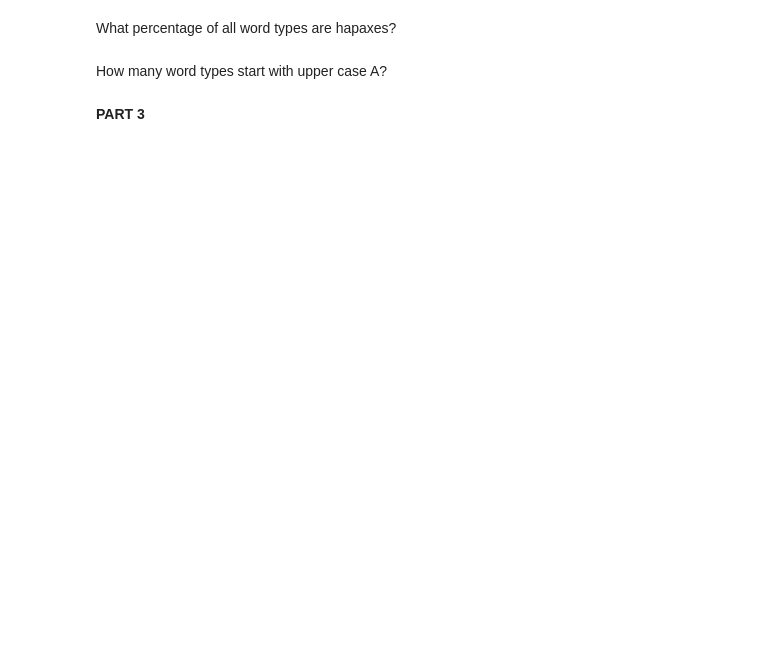
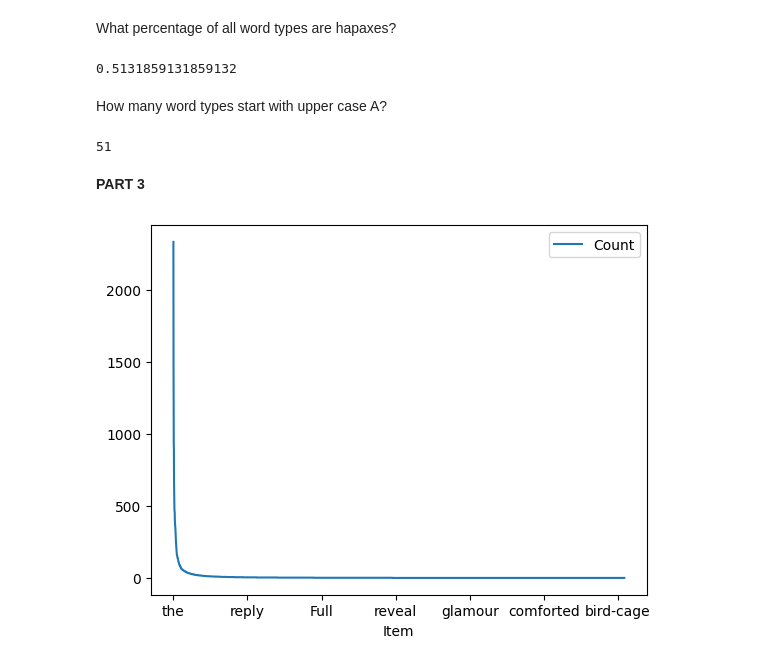
Before and after one commit to alessiasanfelici/IN4080--NLP-Exercises, a Jupyter notebook: set1.ipynb, the cells around one changed output. Cells and saved outputs as stored; diff of their text form; code cells hidden in the pictures; blank space fills up the shorter version.

```diff
--- a/set1.ipynb
+++ b/set1.ipynb
@@ -104,6 +107,21 @@ dtype: int64
 # %% [markdown]
 What percentage of all word types are hapaxes?
+# %%
+hapaxes/num_types
+# %% [output]
+0.5131859131859132
 # %% [markdown]
 How many word types start with upper case A?
+# %%
+types_a = [i for i in set(tokens) if i.startswith("A")] #list of tokens that starts with "A"
+len(types_a)
+# %% [output]
+51
 # %% [markdown]
 **PART 3**
+# %%
+df = df.sort_values('Count', ascending=False) #sort in a non ascending order
+df.plot(x='Item', y='Count')
+plt.show()
+# %% [output]
+[figure, added]
```
Also changed, not shown: parts of 29 cells of this notebook, 1 other file.
